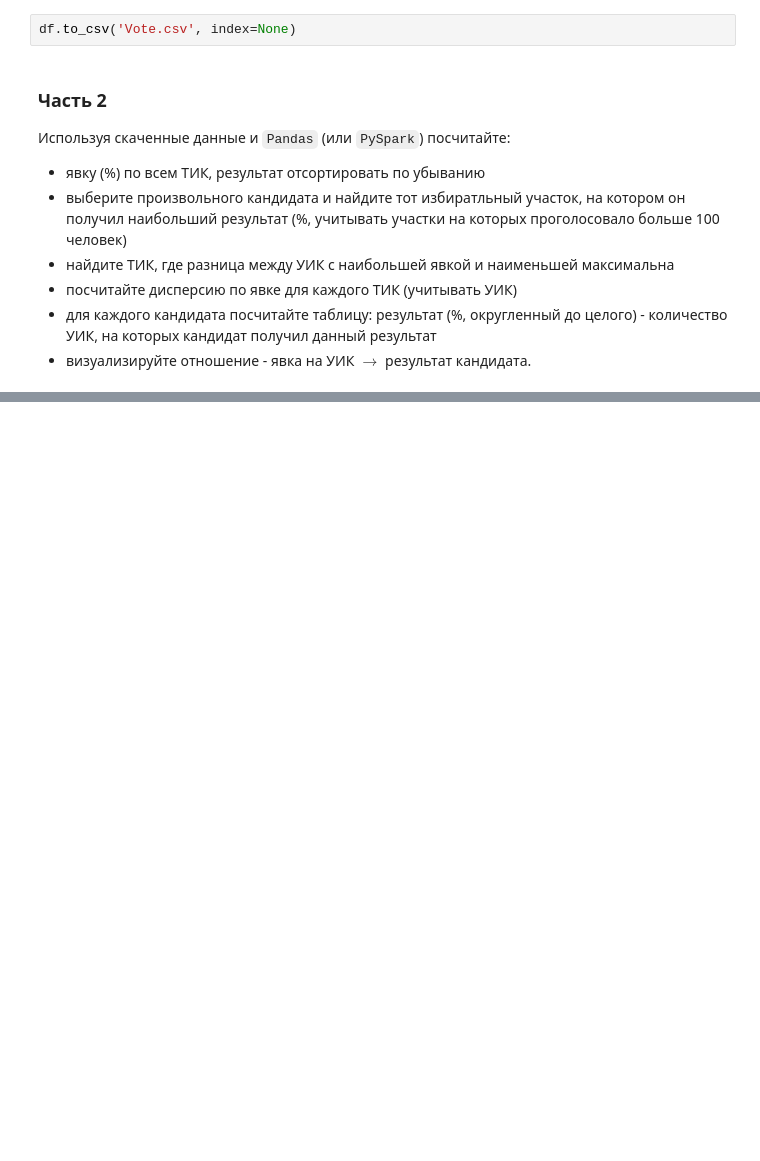
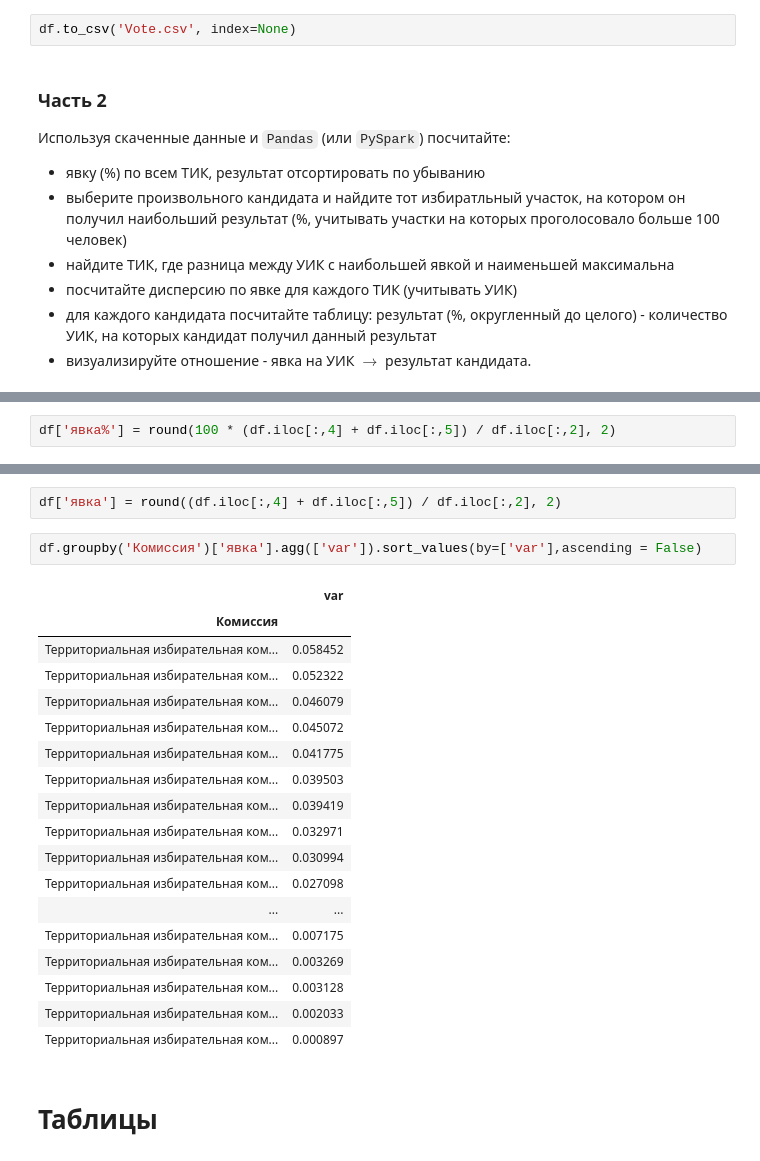
Before and after one commit to roma0398/classification2019, a Jupyter notebook: tasks/Task_4/Task_4.ipynb, the cells around one changed output, grey strips where cells are left out. Cells and saved outputs as stored; diff of their text form; blank space fills up the shorter version.

```diff
--- a/tasks/Task_4/Task_4.ipynb
+++ b/tasks/Task_4/Task_4.ipynb
@@ -117,0 +182,2 @@ df.to_csv('Vote.csv', index=None)
+# %%
+df['явка%'] = round(100 * (df.iloc[:,4] + df.iloc[:,5]) / df.iloc[:,2], 2)
@@ -117,0 +195,25 @@ df.to_csv('Vote.csv', index=None)
+# %%
+df['явка'] = round((df.iloc[:,4] + df.iloc[:,5]) / df.iloc[:,2], 2)
+# %%
+df.groupby('Комиссия')['явка'].agg(['var']).sort_values(by=['var'],ascending = False)
+# %% [output]
+|  | var |
+| Комиссия |  |
+| Территориальная избирательная ком... | 0.058452 |
+| Территориальная избирательная ком... | 0.052322 |
+| Территориальная избирательная ком... | 0.046079 |
+| Территориальная избирательная ком... | 0.045072 |
+| Территориальная избирательная ком... | 0.041775 |
+| Территориальная избирательная ком... | 0.039503 |
+| Территориальная избирательная ком... | 0.039419 |
+| Территориальная избирательная ком... | 0.032971 |
+| Территориальная избирательная ком... | 0.030994 |
+| Территориальная избирательная ком... | 0.027098 |
+| ... | ... |
+| Территориальная избирательная ком... | 0.007175 |
+| Территориальная избирательная ком... | 0.003269 |
+| Территориальная избирательная ком... | 0.003128 |
+| Территориальная избирательная ком... | 0.002033 |
+| Территориальная избирательная ком... | 0.000897 |
+# %% [markdown]
+# Таблицы
```
Also changed, not shown: parts of 22 cells of this notebook.
